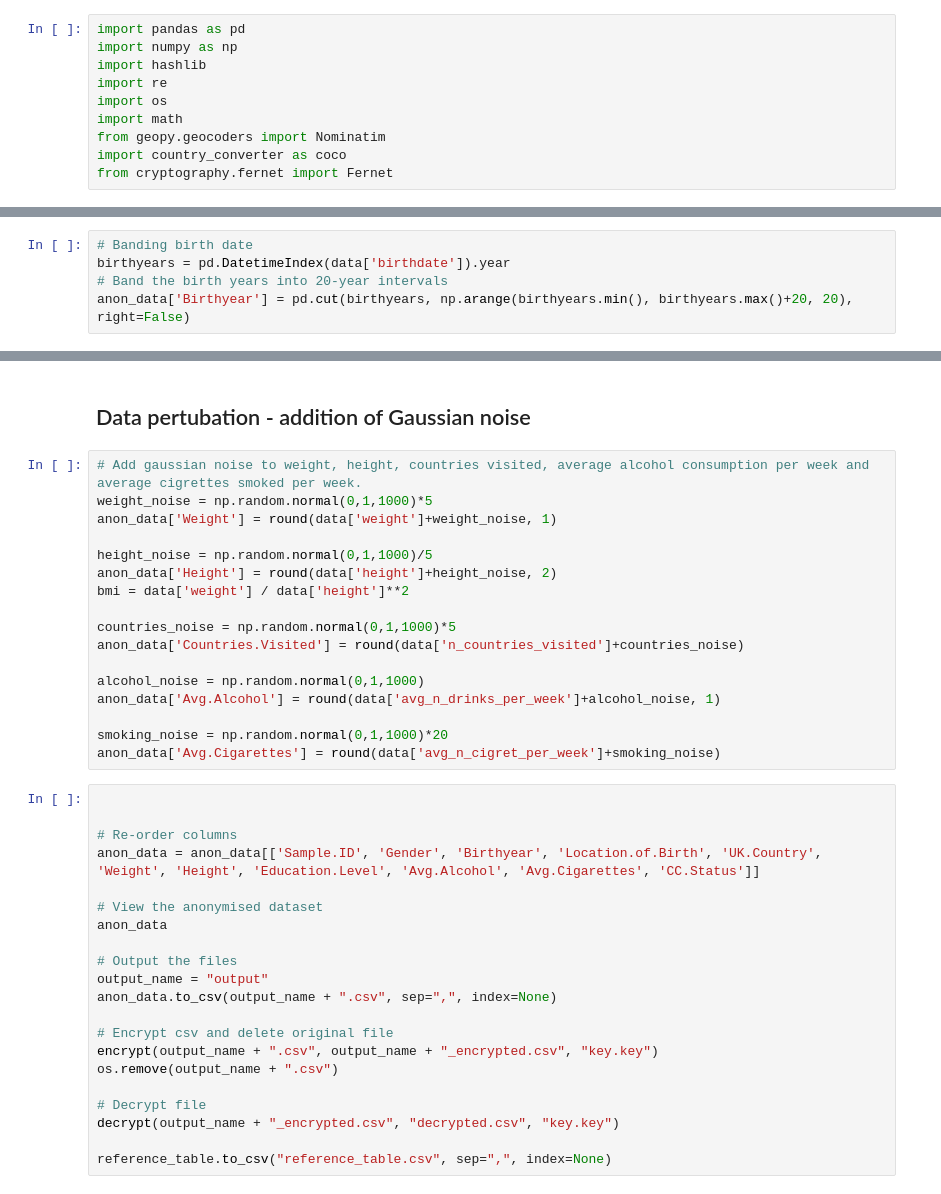
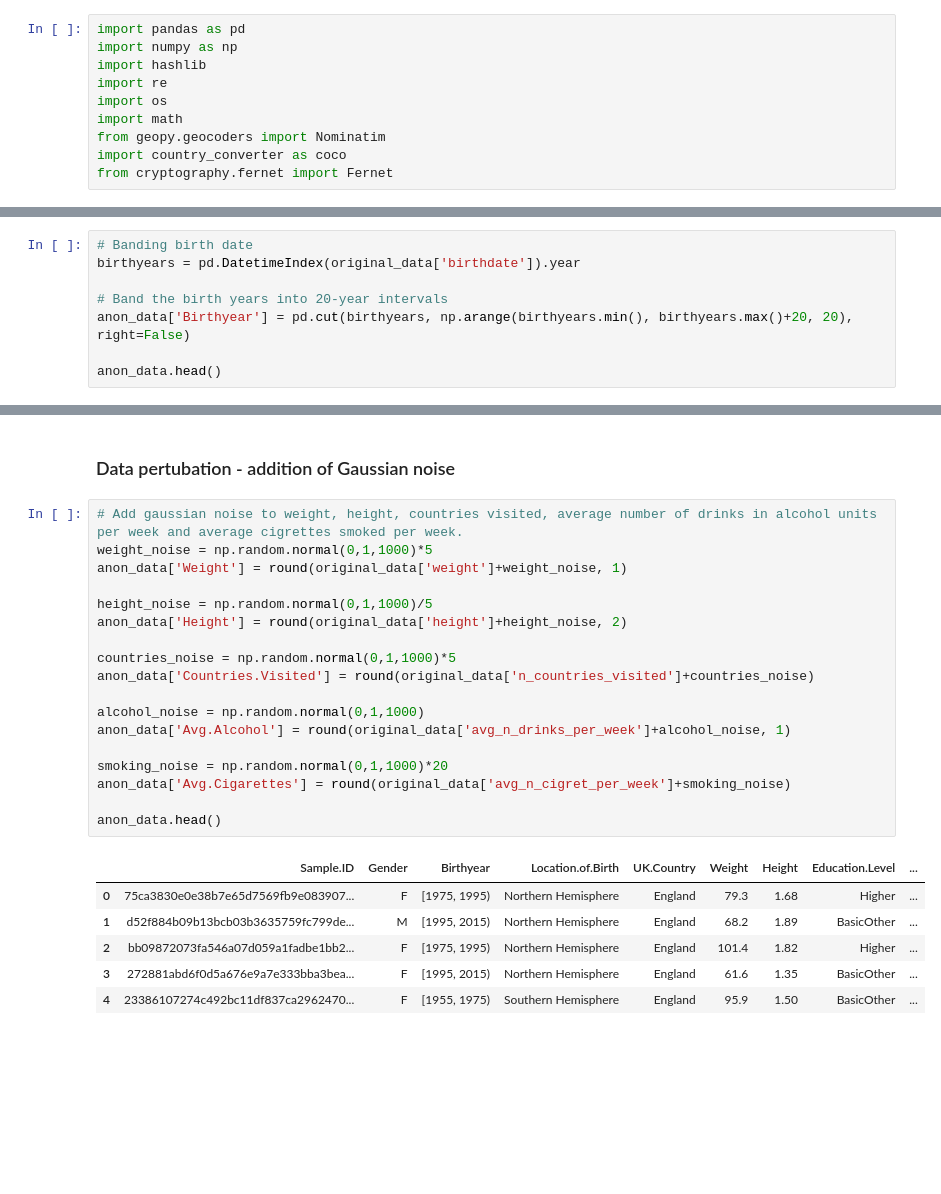
Before and after one commit to rictoo/DataAnonymisation-CDM, a Jupyter notebook: anon_jupyter.ipynb, the cells around one changed output, grey strips where cells are left out. Saved outputs shown, nothing was run; the diff lists cells and outputs as text; blank space fills up the shorter version.

```diff
--- a/anon_jupyter.ipynb
+++ b/anon_jupyter.ipynb
@@ -120,5 +158,8 @@ Banding date of birth and education level
 # %%
 # Banding birth date
-birthyears = pd.DatetimeIndex(data['birthdate']).year
+birthyears = pd.DatetimeIndex(original_data['birthdate']).year
+
 # Band the birth years into 20-year intervals
 anon_data['Birthyear'] = pd.cut(birthyears, np.arange(birthyears.min(), birthyears.max()+20, 20), right=False)
+
+anon_data.head()
@@ -144,41 +206,28 @@ anon_data = anon_data.rename(columns={'Region': 'UK.Country'})
 # %% [markdown]
-## Data pertubation - addition of Gaussian noise
+### Data pertubation - addition of Gaussian noise
 # %%
-# Add gaussian noise to weight, height, countries visited, average alcohol consumption per week and average cigrettes smoked per week.
+# Add gaussian noise to weight, height, countries visited, average number of drinks in alcohol units per week and average cigrettes smoked per week.
 weight_noise = np.random.normal(0,1,1000)*5
-anon_data['Weight'] = round(data['weight']+weight_noise, 1)
+anon_data['Weight'] = round(original_data['weight']+weight_noise, 1)
 
 height_noise = np.random.normal(0,1,1000)/5
-anon_data['Height'] = round(data['height']+height_noise, 2)
-bmi = data['weight'] / data['height']**2
+anon_data['Height'] = round(original_data['height']+height_noise, 2)
 
 countries_noise = np.random.normal(0,1,1000)*5
-anon_data['Countries.Visited'] = round(data['n_countries_visited']+countries_noise)
+anon_data['Countries.Visited'] = round(original_data['n_countries_visited']+countries_noise)
 
 alcohol_noise = np.random.normal(0,1,1000)
-anon_data['Avg.Alcohol'] = round(data['avg_n_drinks_per_week']+alcohol_noise, 1)
+anon_data['Avg.Alcohol'] = round(original_data['avg_n_drinks_per_week']+alcohol_noise, 1)
 
 smoking_noise = np.random.normal(0,1,1000)*20
-anon_data['Avg.Cigarettes'] = round(data['avg_n_cigret_per_week']+smoking_noise)
+anon_data['Avg.Cigarettes'] = round(original_data['avg_n_cigret_per_week']+smoking_noise)
+
+anon_data.head()
+# %% [output]
+|  | Sample.ID | Gender | Birthyear | Location.of.Birth | UK.Country | Weight | Height | Education.Level | ... |
+| 0 | 75ca3830e0e38b7e65d7569fb9e083907... | F | [1975, 1995) | Northern Hemisphere | England | 79.3 | 1.68 | Higher | ... |
+| 1 | d52f884b09b13bcb03b3635759fc799de... | M | [1995, 2015) | Northern Hemisphere | England | 68.2 | 1.89 | BasicOther | ... |
+| 2 | bb09872073fa546a07d059a1fadbe1bb2... | F | [1975, 1995) | Northern Hemisphere | England | 101.4 | 1.82 | Higher | ... |
+| 3 | 272881abd6f0d5a676e9a7e333bba3bea... | F | [1995, 2015) | Northern Hemisphere | England | 61.6 | 1.35 | BasicOther | ... |
+| 4 | 23386107274c492bc11df837ca2962470... | F | [1955, 1975) | Southern Hemisphere | England | 95.9 | 1.50 | BasicOther | ... |
-# %%
-
-
-# Re-order columns
-anon_data = anon_data[['Sample.ID', 'Gender', 'Birthyear', 'Location.of.Birth', 'UK.Country', 'Weight', 'Height', 'Education.Level', 'Avg.Alcohol', 'Avg.Cigarettes', 'CC.Status']]
-
-# View the anonymised dataset
-anon_data
-
-# Output the files
-output_name = "output"
-anon_data.to_csv(output_name + ".csv", sep=",", index=None)
-
-# Encrypt csv and delete original file
-encrypt(output_name + ".csv", output_name + "_encrypted.csv", "key.key")
-os.remove(output_name + ".csv")
-
-# Decrypt file
-decrypt(output_name + "_encrypted.csv", "decrypted.csv", "key.key")
-
-reference_table.to_csv("reference_table.csv", sep=",", index=None)
 # %% [markdown]
```
Also changed, not shown: parts of 37 cells of this notebook, 7 other files.
